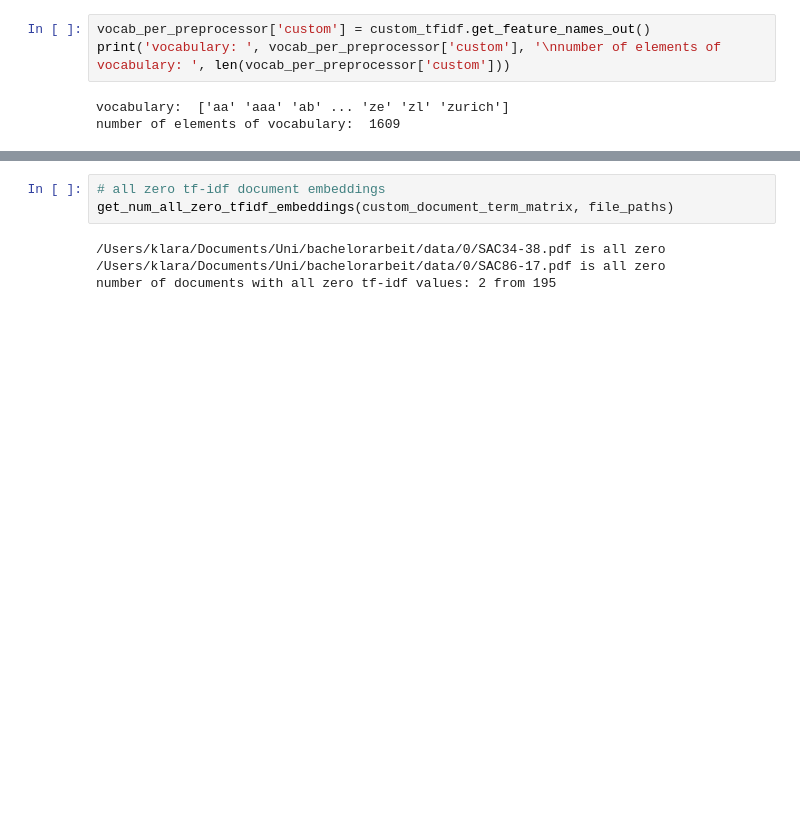
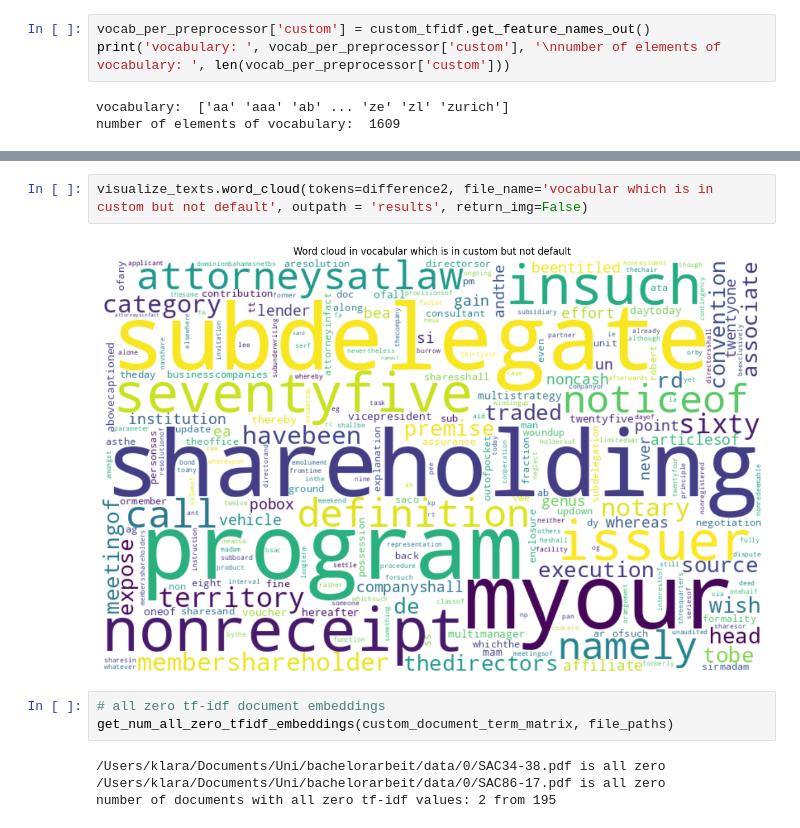
Before and after one commit to KlaraGtknst/topic-analysis-text-data, a Jupyter notebook: tfidf_comparison.ipynb, the cells around one changed output, grey strips where cells are left out. Cells and saved outputs as stored; diff of their text form; blank space fills up the shorter version.

```diff
--- a/tfidf_comparison.ipynb
+++ b/tfidf_comparison.ipynb
@@ -103,3 +117,7 @@ number of elements of vocabulary:  1609
+# %%
+visualize_texts.word_cloud(tokens=difference2, file_name='vocabular which is in custom but not default', outpath = 'results', return_img=False)
+# %% [output]
+[figure, added]
 # %%
 # all zero tf-idf document embeddings
 get_num_all_zero_tfidf_embeddings(custom_document_term_matrix, file_paths)
```
Also changed, not shown: parts of 6 cells of this notebook.
